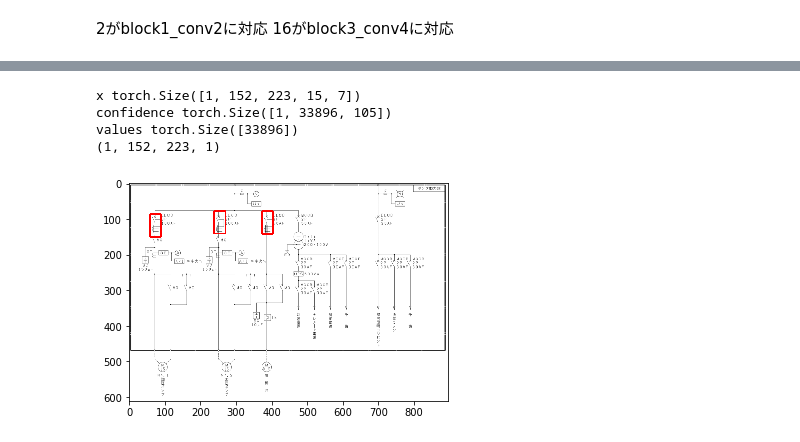
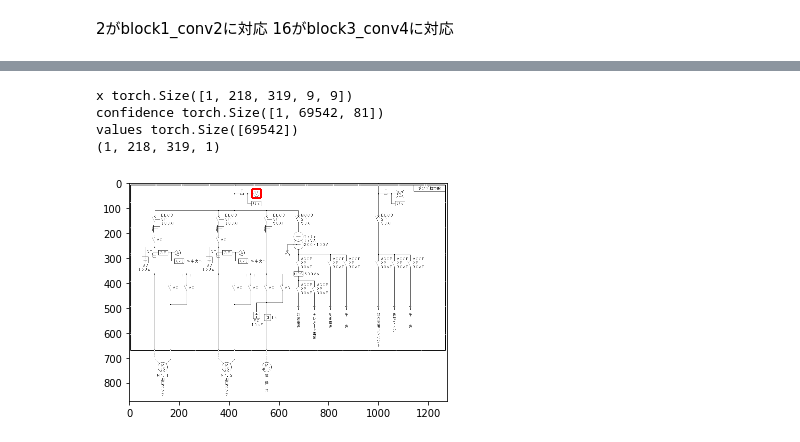
Before and after one commit to kamata1729/QATM_pytorch, a Jupyter notebook: qatm_pytorch.ipynb, the cells around one changed output, grey strips where cells are left out. Drawn from its saved outputs; the diff is of its cells as text; code cells hidden in the pictures.

```diff
--- a/qatm_pytorch.ipynb
+++ b/qatm_pytorch.ipynb
@@ -39,0 +35,6 @@ template = image_transform(template_raw).unsqueeze(0)
+# %%
+template_raw2 = cv2.imread('template_private/A.png')
+template_raw2 = cv2.resize(template_raw2, dsize=None, fx=mult_tmp, fy=mult_tmp)
+template_2 = image_transform(template_raw2).unsqueeze(0)
+# %%
+template = torch.cat([template_1, template_2], dim=0)
@@ -54,6 +85,8 @@ class Featex():
         self.feature2 = None
         self.model= copy.deepcopy(model.eval())
         self.model = self.model[:17]
+        for param in self.model.parameters():
+            param.requires_grad = False
         if self.use_cuda:
             self.model = self.model.cuda()
         self.model[2].register_forward_hook(self.save_feature1)
@@ -152,7 +168,7 @@ class QATM():
 # %%
 model = CreateModel(model=models.vgg19(pretrained=True).features, alpha=25, use_cuda=True)
 # %%
-def run_one_sample(template, image):
+def run_one_sample(template, image, thresh=0.7):
     val = model(template, image)
     if val.is_cuda:
         val = val.cpu()
@@ -170,7 +186,7 @@ def run_one_sample(template, image):
     score = np.exp(score / (h*w)) # reverse number range back after computing geometry average
 
     # plot result
-    nms_res = nms(score, w, h, thresh=0.7)
+    nms_res = nms(score, w, h, thresh)
     d_img = image_raw.copy()
     for box in nms_res:
         d_img = cv2.rectangle(d_img, tuple(box[0]), tuple(box[1]), (255, 0, 0), 3)
@@ -208,13 +224,13 @@ def nms(score, w_ini, h_ini, thresh=0.7):
     boxes = np.array([[x1[keep], y1[keep]], [x2[keep], y2[keep]]]).transpose(2, 0, 1)
     return boxes
 # %%
-score = run_one_sample(template, image)
+score = run_one_sample(template_1, image, thresh=0.8)
 # %% [output]
-x torch.Size([1, 152, 223, 15, 7])
-confidence torch.Size([1, 33896, 105])
-values torch.Size([33896])
-(1, 152, 223, 1)
+x torch.Size([1, 218, 319, 9, 9])
+confidence torch.Size([1, 69542, 81])
+values torch.Size([69542])
+(1, 218, 319, 1)
-[figure, old version]
+[figure, new version]
 # %%
 plt.imshow(score)
 # %% [output]
```
Also changed, not shown: parts of 17 cells of this notebook.
